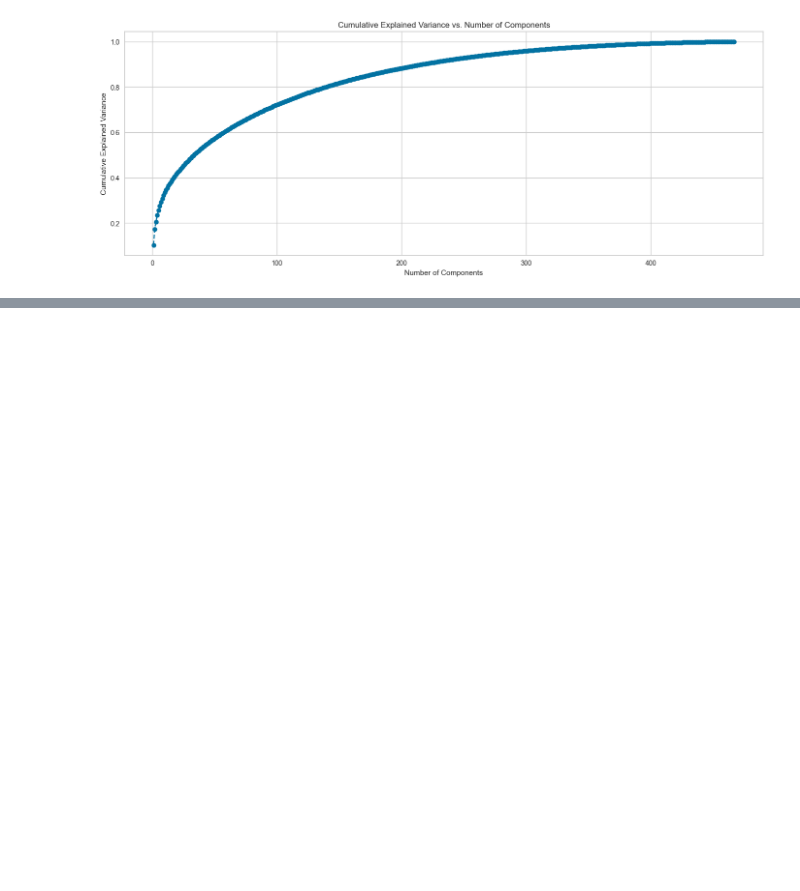
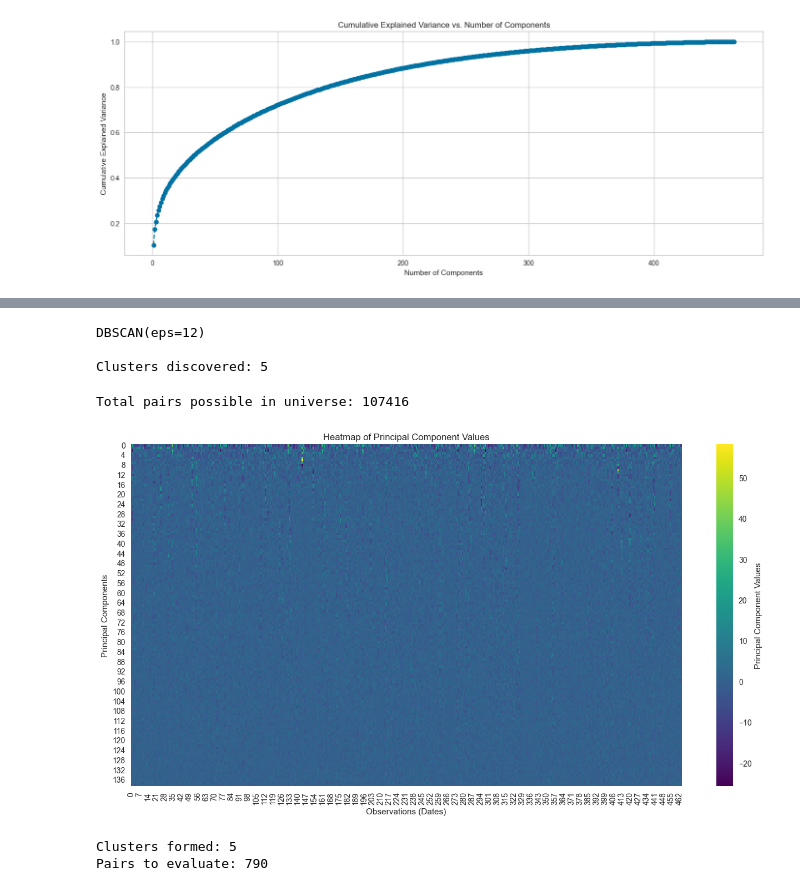
Before and after one commit to dasoaujisi/FDS-Project, a Jupyter notebook: main.ipynb, the cells around one changed output, grey strips where cells are left out. Drawn from its saved outputs; the diff is of its cells as text; code cells hidden in the pictures; blank space fills up the shorter version.

```diff
--- a/main.ipynb
+++ b/main.ipynb
@@ -255,0 +267,48 @@ principal_components
+# %%
+clf = DBSCAN(eps=12, min_samples=5)
+print(clf)
+
+clf.fit(principal_components)
+labels = clf.labels_
+n_clusters_ = len(set(labels)) - (1 if -1 in labels else 0)
+print("\nClusters discovered: %d" % n_clusters_)
+
+clustered = clf.labels_
+# %% [output]
+DBSCAN(eps=12)
+
+Clusters discovered: 5
+# %%
+# the initial dimensionality of the search was
+ticker_count = len(returns_1_day.columns)
+print("Total pairs possible in universe: %d " % (ticker_count*(ticker_count-1)/2))
+# %% [output]
+Total pairs possible in universe: 107416
+# %%
+import seaborn as sns
+import matplotlib.pyplot as plt
+
+# Assuming principal_components is a DataFrame with 160 columns
+# You may need to adjust the column names based on your data``
+
+# Create a heatmap to visualize the values of principal components
+plt.figure(figsize=(16, 8))
+sns.heatmap(principal_components.T, cmap='viridis', cbar_kws={'label': 'Principal Component Values'})
+plt.title('Heatmap of Principal Component Values')
+plt.xlabel('Observations (Dates)')
+plt.ylabel('Principal Components')
+plt.show()
+# %% [output]
+[figure, added]
+# %%
+clustered_series = pd.Series(index=returns_1_day.columns, data=clustered.flatten())
+clustered_series_all = pd.Series(index=returns_1_day.columns, data=clustered.flatten())
+clustered_series = clustered_series[clustered_series != -1]
+
+counts = clustered_series.value_counts()
+ticker_count_reduced = counts[(counts>1)]
+print("Clusters formed: %d" % len(ticker_count_reduced))
+print("Pairs to evaluate: %d" % (ticker_count_reduced*(ticker_count_reduced-1)).sum())
+# %% [output]
+Clusters formed: 5
+Pairs to evaluate: 790
```
Also changed, not shown: parts of 17 cells of this notebook.
